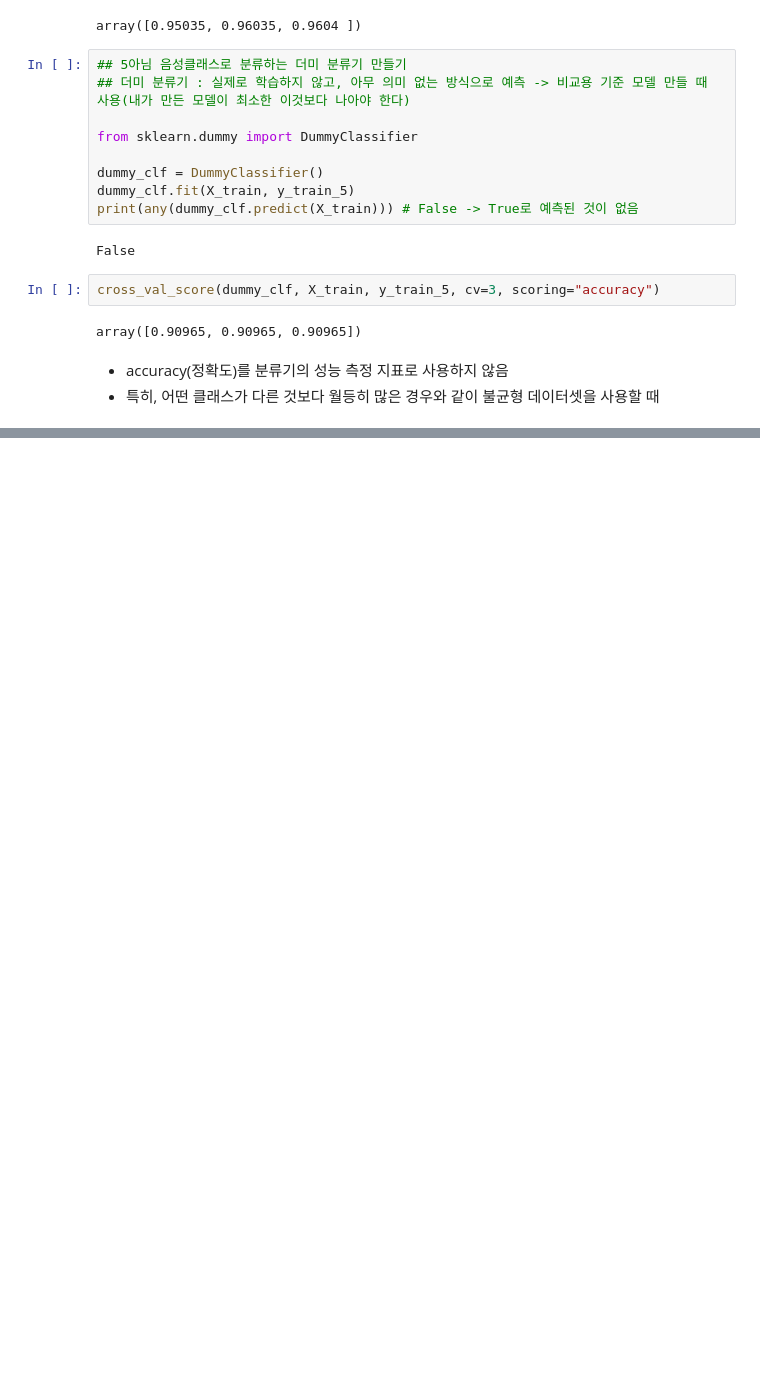
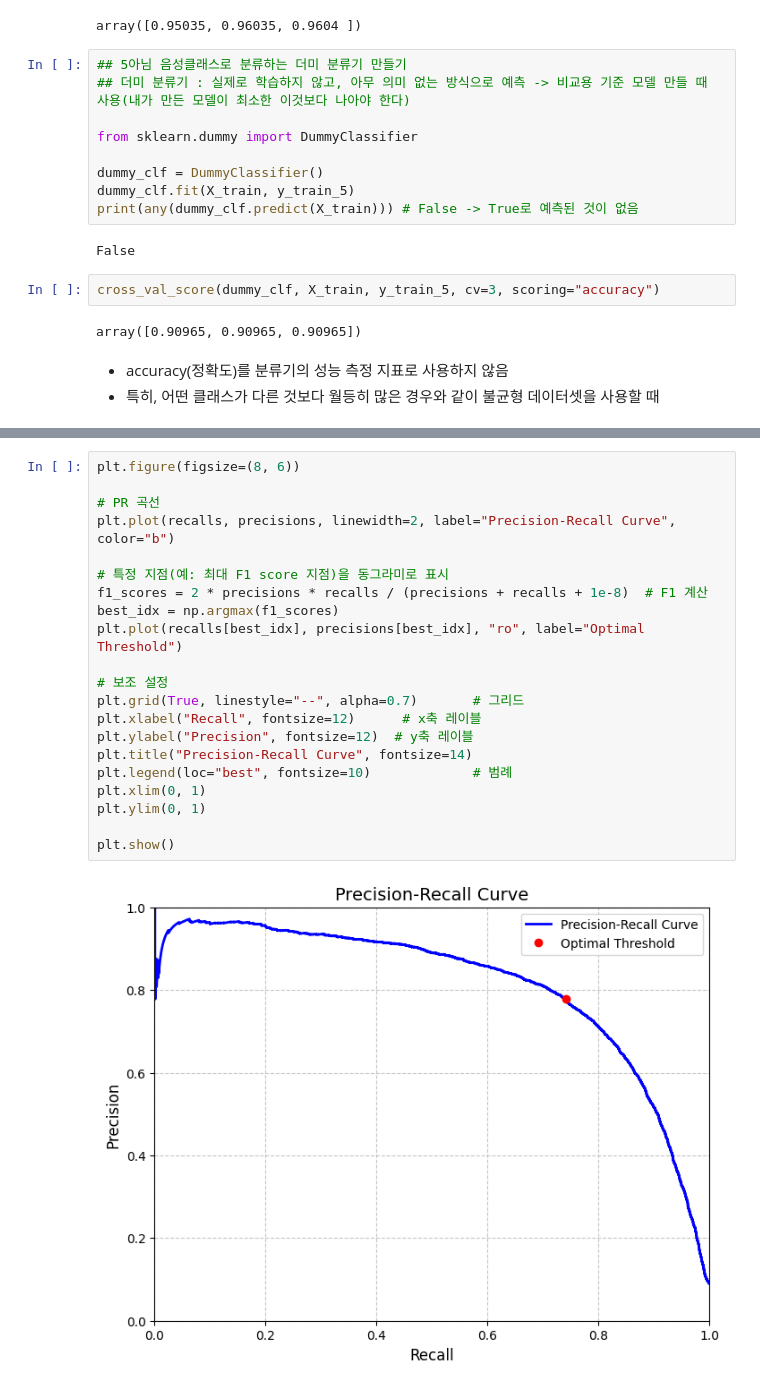
Before and after one commit to hyeonjikim01/hands_on_study, a Jupyter notebook: chap03_classification.ipynb, the cells around one changed output, grey strips where cells are left out. Cells and saved outputs as stored; diff of their text form; blank space fills up the shorter version.

```diff
--- a/chap03_classification.ipynb
+++ b/chap03_classification.ipynb
@@ -121,0 +228,23 @@ array([0.90965, 0.90965, 0.90965])
+# %%
+plt.figure(figsize=(8, 6))
+
+# PR 곡선
+plt.plot(recalls, precisions, linewidth=2, label="Precision-Recall Curve", color="b")
+
+# 특정 지점(예: 최대 F1 score 지점)을 동그라미로 표시
+f1_scores = 2 * precisions * recalls / (precisions + recalls + 1e-8)  # F1 계산
+best_idx = np.argmax(f1_scores)
+plt.plot(recalls[best_idx], precisions[best_idx], "ro", label="Optimal Threshold")
+
+# 보조 설정
+plt.grid(True, linestyle="--", alpha=0.7)       # 그리드
+plt.xlabel("Recall", fontsize=12)      # x축 레이블
+plt.ylabel("Precision", fontsize=12)  # y축 레이블
+plt.title("Precision-Recall Curve", fontsize=14)
+plt.legend(loc="best", fontsize=10)             # 범례
+plt.xlim(0, 1)
+plt.ylim(0, 1)
+
+plt.show()
+# %% [output]
+[figure, added]
```
Also changed, not shown: parts of 19 cells of this notebook.
